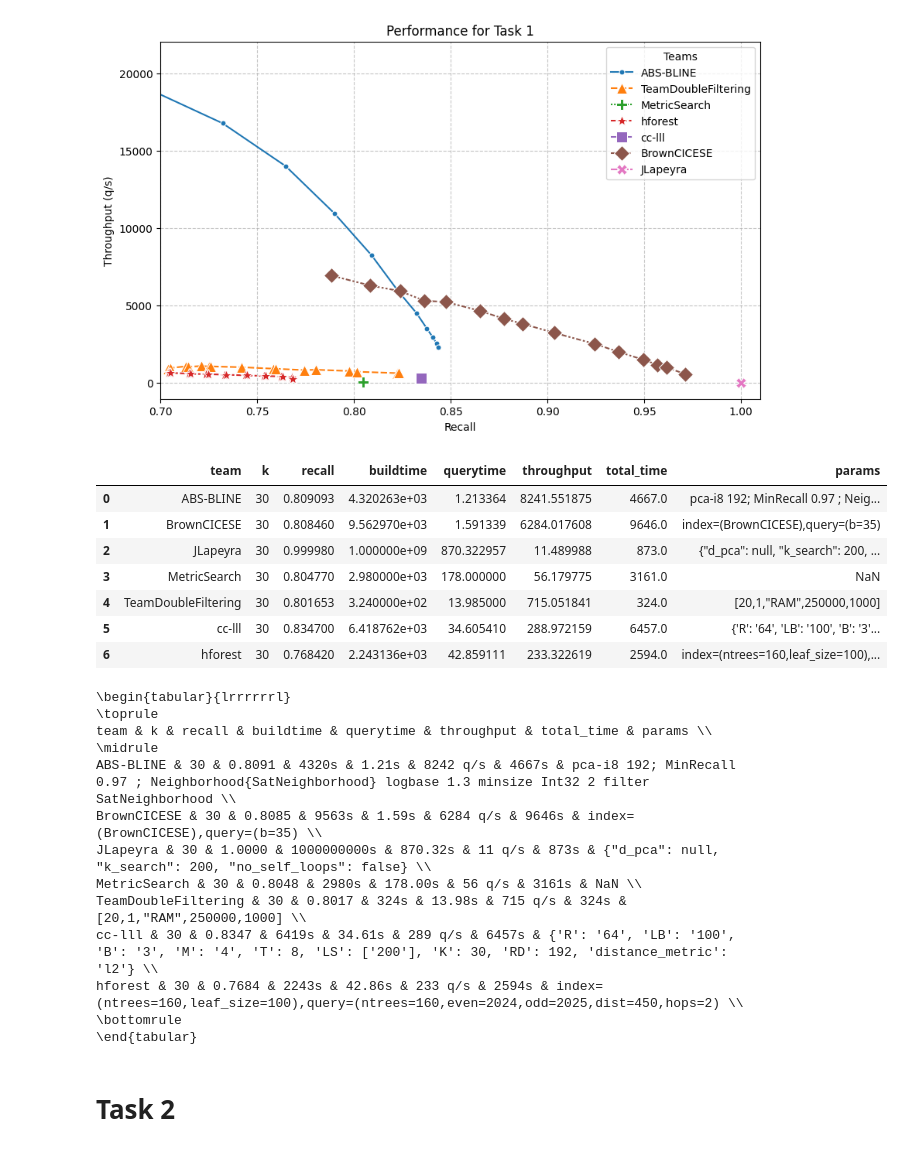
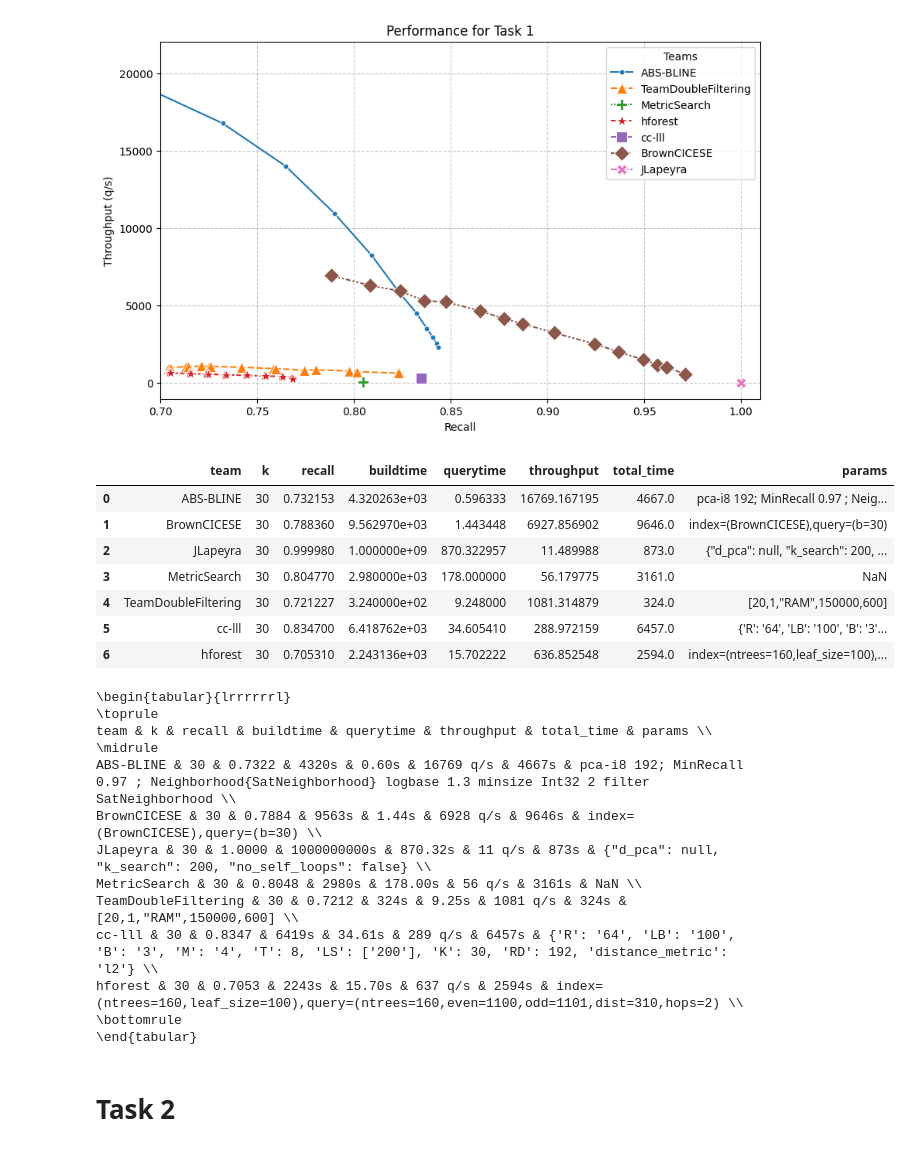
Before and after one commit to sisap-challenges/challenge2025, a Jupyter notebook: results.ipynb, the cells around one changed output. Cells and saved outputs as stored; diff of their text form; code cells hidden in the pictures.

Commit message:
set 0.7 as min recall for task1

```diff
--- a/results.ipynb
+++ b/results.ipynb
@@ -84,56 +84,56 @@ for name, g in task1.groupby(by='team'):
     if len(g.team) == 0:
         continue
 
-    G = g.query("recall >= 0.8")
+    G = g.query("recall >= 0.7")
     if len(G.throughput) > 0:
         m = G.throughput.argmax()
         G = G.iloc[m]
     else:
         m = g.recall.argmax()
         G = g.iloc[m]
 
     R['team'].append(G.team)
     R['k'].append(G.k)
     R['recall'].append(G.recall)
     R['buildtime'].append(G.buildtime)
     R['querytime'].append(G.querytime)
     R['throughput'].append(G.throughput)
     R['params'].append(G.params)
     R['total_time'].append(G.total_time)
 
 
 R = pd.DataFrame(R)
 #print(R.to_latex(float_format="%.4f"))
 L = R.to_latex(index=False, formatters={
     "recall": lambda x: f"{x:.4f}",
     "buildtime": lambda x: f"{x:.0f}s",
     "querytime": lambda x: f"{x:.2f}s",
     "total_time": lambda x: f"{x:.0f}s",
     "throughput": lambda x: f"{x:.0f} q/s",
     })
 
 display(R)
 print(L)
 # %% [output]
 |  | team | k | recall | buildtime | querytime | throughput | total_time | params |
-| 0 | ABS-BLINE | 30 | 0.809093 | 4.320263e+03 | 1.213364 | 8241.551875 | 4667.0 | pca-i8 192; MinRecall 0.97 ; Neig... |
-| 1 | BrownCICESE | 30 | 0.808460 | 9.562970e+03 | 1.591339 | 6284.017608 | 9646.0 | index=(BrownCICESE),query=(b=35) |
+| 0 | ABS-BLINE | 30 | 0.732153 | 4.320263e+03 | 0.596333 | 16769.167195 | 4667.0 | pca-i8 192; MinRecall 0.97 ; Neig... |
+| 1 | BrownCICESE | 30 | 0.788360 | 9.562970e+03 | 1.443448 | 6927.856902 | 9646.0 | index=(BrownCICESE),query=(b=30) |
 | 2 | JLapeyra | 30 | 0.999980 | 1.000000e+09 | 870.322957 | 11.489988 | 873.0 | {"d_pca": null, "k_search": 200, ... |
 | 3 | MetricSearch | 30 | 0.804770 | 2.980000e+03 | 178.000000 | 56.179775 | 3161.0 | NaN |
-| 4 | TeamDoubleFiltering | 30 | 0.801653 | 3.240000e+02 | 13.985000 | 715.051841 | 324.0 | [20,1,"RAM",250000,1000] |
+| 4 | TeamDoubleFiltering | 30 | 0.721227 | 3.240000e+02 | 9.248000 | 1081.314879 | 324.0 | [20,1,"RAM",150000,600] |
 | 5 | cc-lll | 30 | 0.834700 | 6.418762e+03 | 34.605410 | 288.972159 | 6457.0 | {'R': '64', 'LB': '100', 'B': '3'... |
-| 6 | hforest | 30 | 0.768420 | 2.243136e+03 | 42.859111 | 233.322619 | 2594.0 | index=(ntrees=160,leaf_size=100),... |
+| 6 | hforest | 30 | 0.705310 | 2.243136e+03 | 15.702222 | 636.852548 | 2594.0 | index=(ntrees=160,leaf_size=100),... |
 \begin{tabular}{lrrrrrrl}
 \toprule
 team & k & recall & buildtime & querytime & throughput & total_time & params \\
 \midrule
-ABS-BLINE & 30 & 0.8091 & 4320s & 1.21s & 8242 q/s & 4667s & pca-i8 192; MinRecall 0.97 ; Neighborhood{SatNeighborhood} logbase 1.3 minsize Int32 2 filter SatNeighborhood \\
-BrownCICESE & 30 & 0.8085 & 9563s & 1.59s & 6284 q/s & 9646s & index=(BrownCICESE),query=(b=35) \\
+ABS-BLINE & 30 & 0.7322 & 4320s & 0.60s & 16769 q/s & 4667s & pca-i8 192; MinRecall 0.97 ; Neighborhood{SatNeighborhood} logbase 1.3 minsize Int32 2 filter SatNeighborhood \\
+BrownCICESE & 30 & 0.7884 & 9563s & 1.44s & 6928 q/s & 9646s & index=(BrownCICESE),query=(b=30) \\
 JLapeyra & 30 & 1.0000 & 1000000000s & 870.32s & 11 q/s & 873s & {"d_pca": null, "k_search": 200, "no_self_loops": false} \\
 MetricSearch & 30 & 0.8048 & 2980s & 178.00s & 56 q/s & 3161s & NaN \\
-TeamDoubleFiltering & 30 & 0.8017 & 324s & 13.98s & 715 q/s & 324s & [20,1,"RAM",250000,1000] \\
+TeamDoubleFiltering & 30 & 0.7212 & 324s & 9.25s & 1081 q/s & 324s & [20,1,"RAM",150000,600] \\
 cc-lll & 30 & 0.8347 & 6419s & 34.61s & 289 q/s & 6457s & {'R': '64', 'LB': '100', 'B': '3', 'M': '4', 'T': 8, 'LS': ['200'], 'K': 30, 'RD': 192, 'distance_metric': 'l2'} \\
-hforest & 30 & 0.7684 & 2243s & 42.86s & 233 q/s & 2594s & index=(ntrees=160,leaf_size=100),query=(ntrees=160,even=2024,odd=2025,dist=450,hops=2) \\
+hforest & 30 & 0.7053 & 2243s & 15.70s & 637 q/s & 2594s & index=(ntrees=160,leaf_size=100),query=(ntrees=160,even=1100,odd=1101,dist=310,hops=2) \\
 \bottomrule
 \end{tabular}
 # %% [markdown]
```
